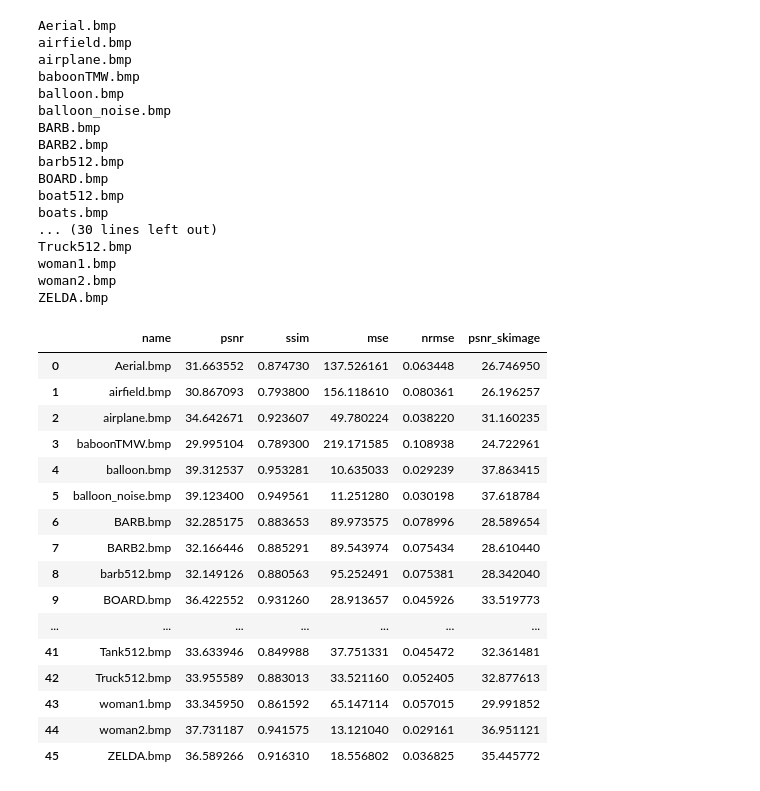
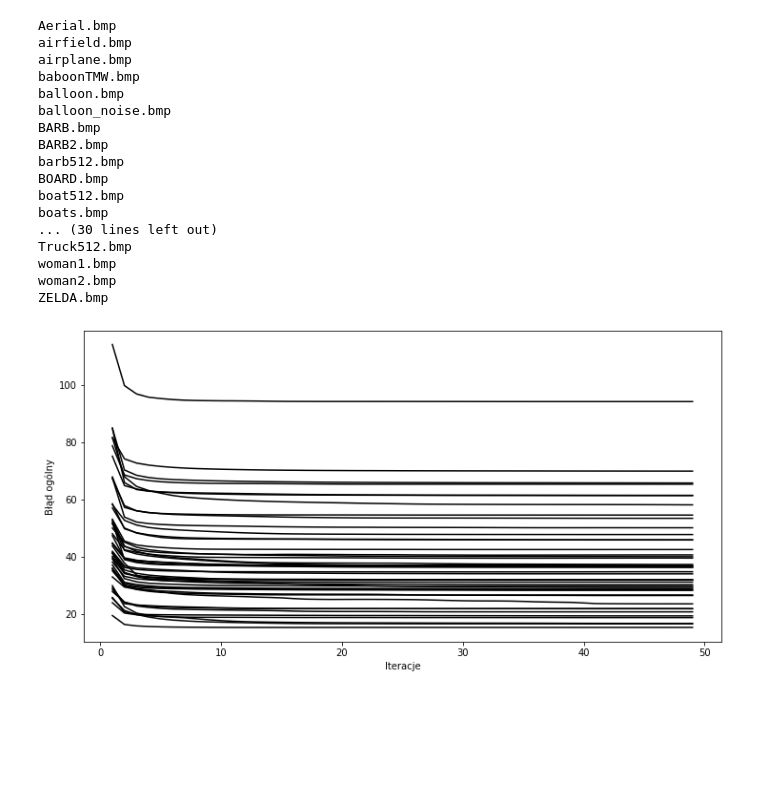
Before and after one commit to karlosos/image_vector_quantization, a Jupyter notebook: experiments/lbg_experiment_1.ipynb, the cells around one changed output. Saved outputs shown, nothing was run; the diff lists cells and outputs as text; code cells hidden in the pictures; blank space fills up the shorter version.

Commit message:
:sparkles: lbg experiments and distortions plot

```diff
--- a/experiments/lbg_experiment_1.ipynb
+++ b/experiments/lbg_experiment_1.ipynb
@@ -45,14 +45,14 @@ filenames = os.listdir("../img/input/")
 
 from skimage.metrics import structural_similarity, peak_signal_noise_ratio, normalized_root_mse, mean_squared_error
 
-data = {'name': [], 'psnr': [], 'ssim': [], 'mse': [], 'nrmse': [], 'psnr_skimage': []}
+data = {'name': [], 'psnr': [], 'ssim': [], 'mse': [], 'nrmse': [], 'psnr_skimage': [], 'distortions': []}
 
 for filename in filenames:
     print(filename)
     img = load_image(filename, "../img/input/")
     vectors = vectorize(img, window_size=4)
-    initial_codebook = random_codebook(vectors, length=512)
-    codebook, distortions = lbg(vectors, initial_codebook, iterations=50, error=0.01)
+    initial_codebook = random_codebook(vectors, length=32)
+    codebook, distortions = lbg(vectors, initial_codebook, iterations=50, error=None)
     quantized_img_lbg = image_from_vectors(quantize_from_codebook(vectors, codebook), img.copy())
     data['name'].append(filename)
     data['psnr'].append(PSNR(img, quantized_img_lbg))
@@ -61,6 +61,7 @@ for filename in filenames:
     data['mse'].append(mean_squared_error(img, quantized_img_lbg))
     data['nrmse'].append(normalized_root_mse(img, quantized_img_lbg))
     data['psnr_skimage'].append(peak_signal_noise_ratio(img, quantized_img_lbg))
+    data['distortions'].append(distortions)
 # %% [output]
 Aerial.bmp
 airfield.bmp
@@ -81,23 +82,15 @@ woman2.bmp
 ZELDA.bmp
 # %%
 df = pd.DataFrame(data=data)
-df.to_csv('lbg_4x4_512_e=0.01.csv')
-df
+df.to_csv('lbg_4x4_32_e=None.csv')
-# %% [output]
-|  | name | psnr | ssim | mse | nrmse | psnr_skimage |
-| 0 | Aerial.bmp | 31.663552 | 0.874730 | 137.526161 | 0.063448 | 26.746950 |
-| 1 | airfield.bmp | 30.867093 | 0.793800 | 156.118610 | 0.080361 | 26.196257 |
-| 2 | airplane.bmp | 34.642671 | 0.923607 | 49.780224 | 0.038220 | 31.160235 |
-| 3 | baboonTMW.bmp | 29.995104 | 0.789300 | 219.171585 | 0.108938 | 24.722961 |
-| 4 | balloon.bmp | 39.312537 | 0.953281 | 10.635033 | 0.029239 | 37.863415 |
-| 5 | balloon_noise.bmp | 39.123400 | 0.949561 | 11.251280 | 0.030198 | 37.618784 |
-| 6 | BARB.bmp | 32.285175 | 0.883653 | 89.973575 | 0.078996 | 28.589654 |
-| 7 | BARB2.bmp | 32.166446 | 0.885291 | 89.543974 | 0.075434 | 28.610440 |
-| 8 | barb512.bmp | 32.149126 | 0.880563 | 95.252491 | 0.075381 | 28.342040 |
-| 9 | BOARD.bmp | 36.422552 | 0.931260 | 28.913657 | 0.045926 | 33.519773 |
-| ... | ... | ... | ... | ... | ... | ... |
-| 41 | Tank512.bmp | 33.633946 | 0.849988 | 37.751331 | 0.045472 | 32.361481 |
-| 42 | Truck512.bmp | 33.955589 | 0.883013 | 33.521160 | 0.052405 | 32.877613 |
-| 43 | woman1.bmp | 33.345950 | 0.861592 | 65.147114 | 0.057015 | 29.991852 |
-| 44 | woman2.bmp | 37.731187 | 0.941575 | 13.121040 | 0.029161 | 36.951121 |
-| 45 | ZELDA.bmp | 36.589266 | 0.916310 | 18.556802 | 0.036825 | 35.445772 |
+# %%
+plt.figure(figsize=(12, 6))
+
+for distortions in df['distortions'].tolist():
+    plt.plot(distortions, 'k')
+
+plt.xlabel('Iteracje')
+plt.ylabel('Błąd ogólny')
+plt.savefig('lbg_4x4_32_50_iterations.eps')
+# %% [output]
+[figure, added]
```
Also changed, not shown: parts of 1 cell of this notebook, 3 other files.
